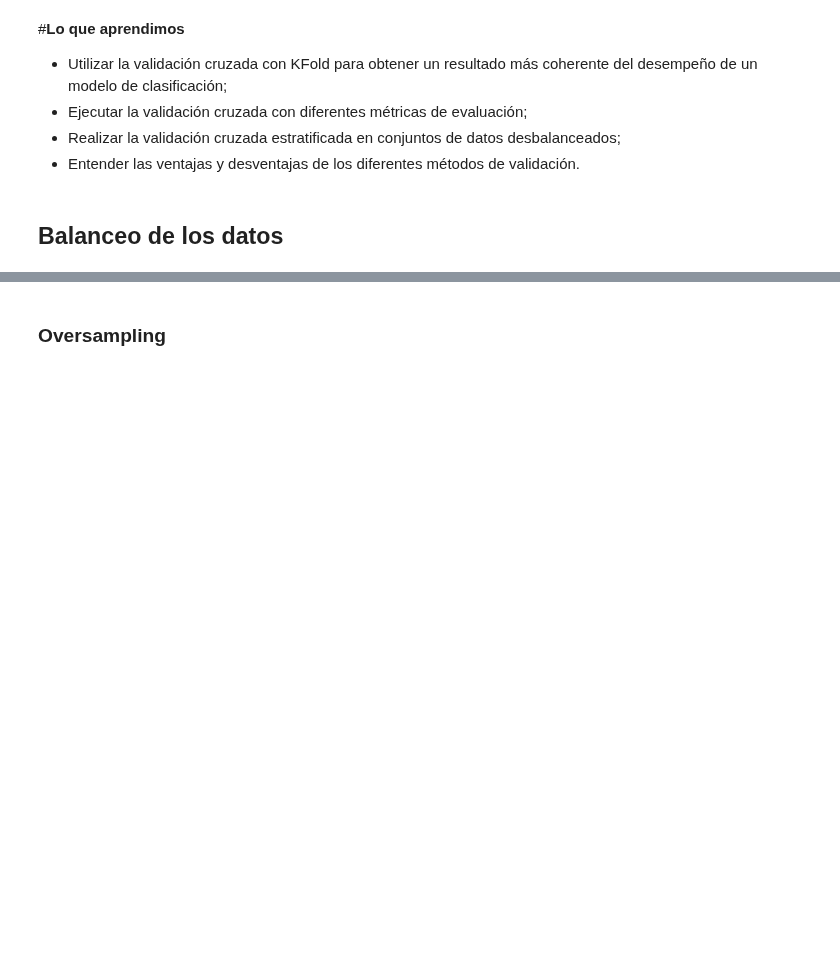
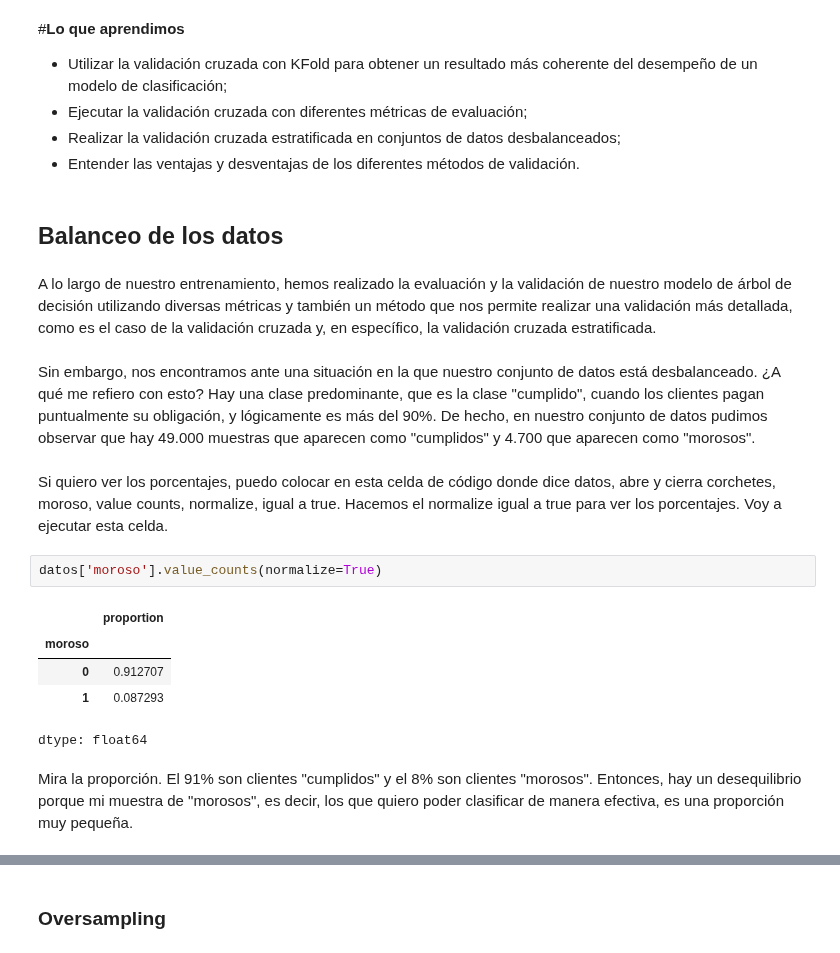
Before and after one commit to jorgevillegazz/Estadisticas-y-Machine-Learning-G9---ONE, a Jupyter notebook: Clasificacion_validacion_y_metricas.ipynb, the cells around one changed output, grey strips where cells are left out. Saved outputs shown, nothing was run; the diff lists cells and outputs as text; blank space fills up the shorter version.

```diff
--- a/Clasificacion_validacion_y_metricas.ipynb
+++ b/Clasificacion_validacion_y_metricas.ipynb
@@ -679,3 +679,19 @@ Se espera que este método demande mucho computacionalmente, debido a la creaci
 * Entender las ventajas y desventajas de los diferentes métodos de validación.
 # %% [markdown]
 ## <font color='dark'>Balanceo de los datos</h1>
+# %% [markdown]
+A lo largo de nuestro entrenamiento, hemos realizado la evaluación y la validación de nuestro modelo de árbol de decisión utilizando diversas métricas y también un método que nos permite realizar una validación más detallada, como es el caso de la validación cruzada y, en específico, la validación cruzada estratificada.
+# %% [markdown]
+Sin embargo, nos encontramos ante una situación en la que nuestro conjunto de datos está desbalanceado. ¿A qué me refiero con esto? Hay una clase predominante, que es la clase "cumplido", cuando los clientes pagan puntualmente su obligación, y lógicamente es más del 90%. De hecho, en nuestro conjunto de datos pudimos observar que hay 49.000 muestras que aparecen como "cumplidos" y 4.700 que aparecen como "morosos".
+# %% [markdown]
+Si quiero ver los porcentajes, puedo colocar en esta celda de código donde dice datos, abre y cierra corchetes, moroso, value counts, normalize, igual a true. Hacemos el normalize igual a true para ver los porcentajes. Voy a ejecutar esta celda.
+# %%
+datos['moroso'].value_counts(normalize=True)
+# %% [output]
+|  | proportion |
+| moroso |  |
+| 0 | 0.912707 |
+| 1 | 0.087293 |
+dtype: float64
+# %% [markdown]
+ Mira la proporción. El 91% son clientes "cumplidos" y el 8% son clientes "morosos". Entonces, hay un desequilibrio porque mi muestra de "morosos", es decir, los que quiero poder clasificar de manera efectiva, es una proporción muy pequeña.
```
Also changed, not shown: parts of 64 cells of this notebook.
